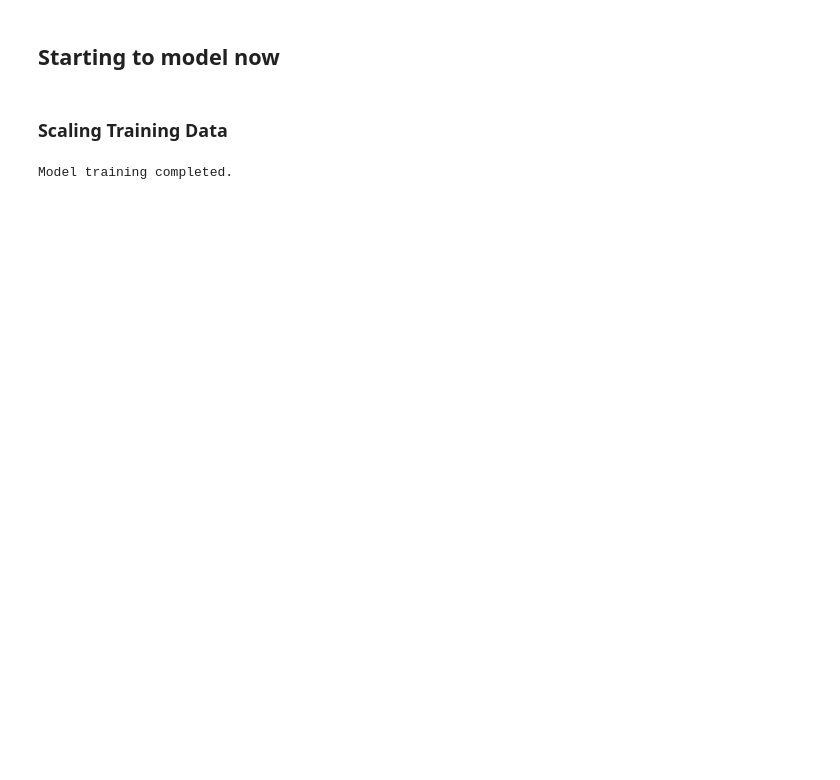
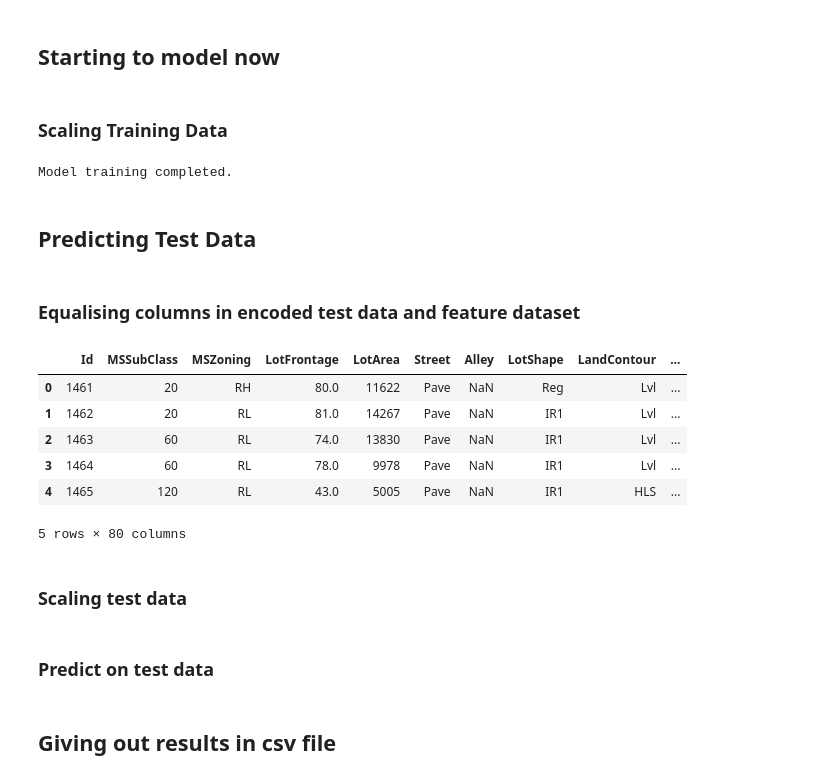
Before and after one commit to opticSquid/House-Price-Prediction, a Jupyter notebook: understand-data.ipynb, the cells around one changed output. Drawn from its saved outputs; the diff is of its cells as text; code cells hidden in the pictures; blank space fills up the shorter version.

```diff
--- a/understand-data.ipynb
+++ b/understand-data.ipynb
@@ -94,6 +56,0 @@ MiscFeature->object
-# %%
-for col in cols_with_missing_vals:
-    if col in ['LotFrontage', 'MasVnrArea']:
-        train_data[col] = train_data[col].fillna(0)
-    elif col == 'GarageYrBlt':
-        train_data[col] = train_data[col].fillna(train_data['GarageYrBlt'].median())
@@ -112,4 +56,0 @@ Index(['Alley', 'MasVnrType', 'BsmtQual', 'BsmtCond', 'BsmtExposure',
-# %%
-for col in cols_with_missing_vals:
-    if train_data[col].dtype == 'object':
-        train_data[col] = train_data[col].fillna('none')
@@ -162,8 +83,10 @@ train_data.head()
 # %% [markdown]
 ### Dummy encoding all categroical columns
 # %%
-train_data_encoded = pd.get_dummies(train_data, drop_first=True)
+train_data_encoded = pd.get_dummies(cleaned_train_data, drop_first=True)
+test_data_encoded = pd.get_dummies(cleaned_test_data, drop_first=True)
 print(f"Shape of the encoded data: {train_data_encoded.shape}")
+print(f"Shape of the test data: {test_data_encoded.shape}")
 train_data_encoded.head()
 # %% [output]
 Shape of the encoded data: (1460, 262)
@@ -206,8 +145,8 @@ dtype: float64
 # %% [markdown]
 ## Dropping all features having correlation value less than a certain threshold
 # %%
-## lets drop all the features with correlation less than 0.1
-features_to_drop = correlations_with_price[correlations_with_price.abs() < 0.1].index.tolist()
+# lets drop all the features with correlation less than 0.1 or greater than -0.05
+features_to_drop = correlations_with_price[(correlations_with_price < 0.1) & (correlations_with_price > -0.05)].index.tolist()
 print(f"Features to drop: {features_to_drop}")
 features_df = features_df.drop(columns=features_to_drop)
 print(f"Shape of features after dropping low correlation features: {features_df.shape}")
@@ -229,3 +168,21 @@ model.fit(scaled_features_df, target_df)
 print("Model training completed.")
 # %% [output]
 Model training completed.
+# %% [markdown]
+## Predicting Test Data
+# %% [markdown]
+### Equalising columns in encoded test data and feature dataset
+# %%
+# ensure the test data has the same features as the training data
+test_data_encoded = test_data_encoded.reindex(columns=features_df.columns, fill_value=0)
+test_data.head()
+# %% [output]
+|  | Id | MSSubClass | MSZoning | LotFrontage | LotArea | Street | Alley | LotShape | LandContour | ... |
+| 0 | 1461 | 20 | RH | 80.0 | 11622 | Pave | NaN | Reg | Lvl | ... |
+| 1 | 1462 | 20 | RL | 81.0 | 14267 | Pave | NaN | IR1 | Lvl | ... |
+| 2 | 1463 | 60 | RL | 74.0 | 13830 | Pave | NaN | IR1 | Lvl | ... |
+| 3 | 1464 | 60 | RL | 78.0 | 9978 | Pave | NaN | IR1 | Lvl | ... |
+| 4 | 1465 | 120 | RL | 43.0 | 5005 | Pave | NaN | IR1 | HLS | ... |
+5 rows × 80 columns
+# %% [markdown]
+### Scaling test data
@@ -231,0 +192,2 @@ Model training completed.
+# %% [markdown]
+### Predict on test data
@@ -231,0 +196,2 @@ Model training completed.
+# %% [markdown]
+## Giving out results in csv file
```
Also changed, not shown: parts of 17 cells of this notebook, 1 other file.
